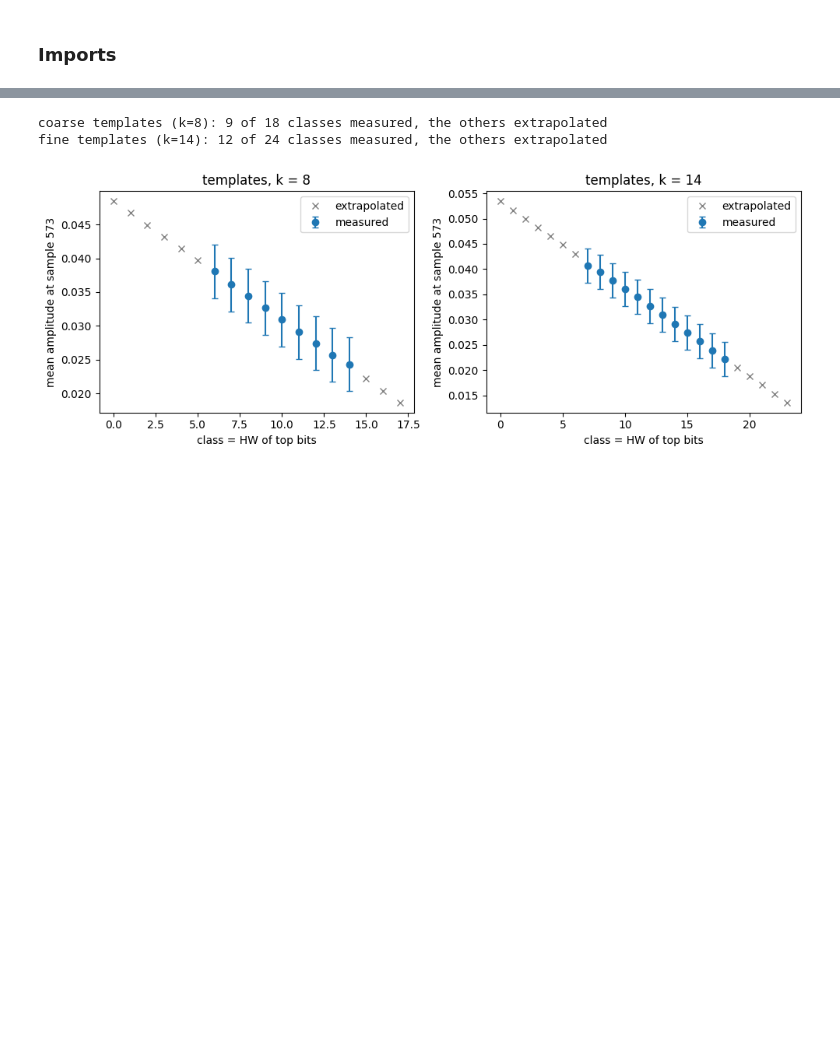
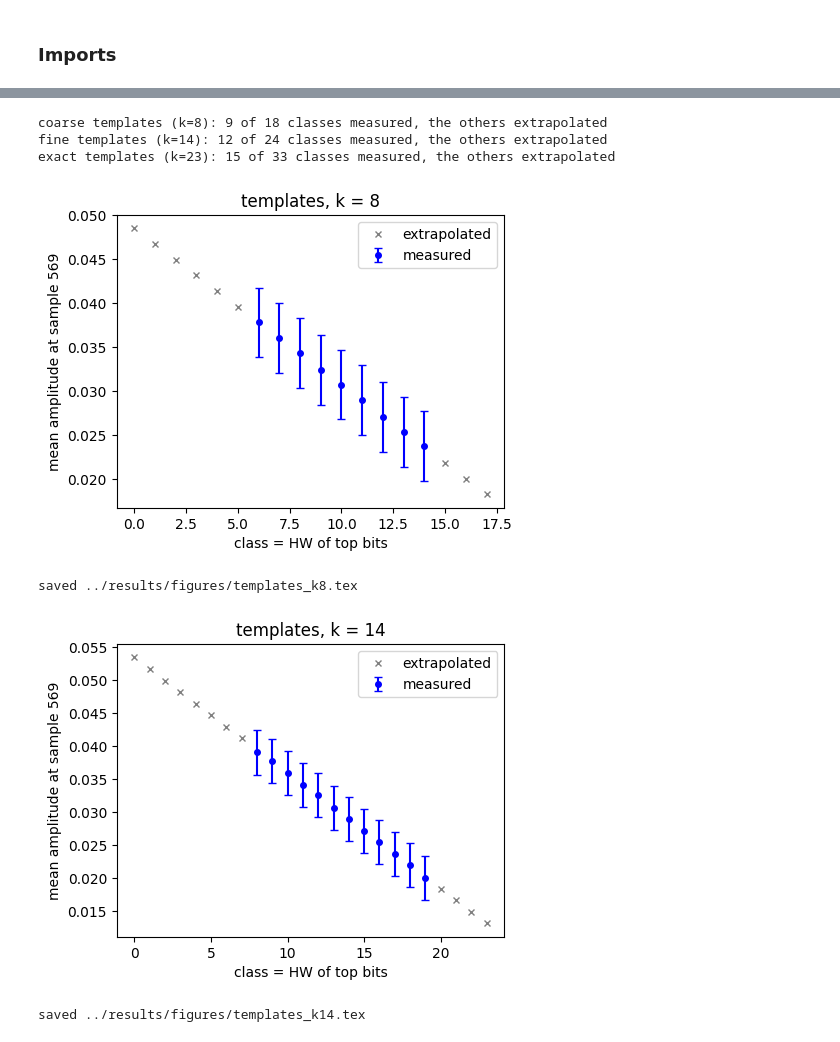
Before and after one commit to LubimPiskoty/CPA-of-NN-Weight-Parameters, a Jupyter notebook: analysis/TemplateDPA.ipynb, the cells around one changed output, grey strips where cells are left out. Saved outputs shown, nothing was run; the diff lists cells and outputs as text; code cells hidden in the pictures; blank space fills up the shorter version.

Commit message:
Fixed capturing mistakes, imporoved attacks, generating tikz compatible graphs

```diff
--- a/analysis/TemplateDPA.ipynb
+++ b/analysis/TemplateDPA.ipynb
@@ -46,8 +36,10 @@ That is why the attack has two stages (coarse then fine) with **two sets of temp
 # %%
+_HW16 = np.array([bin(i).count('1') for i in range(1 << 16)], dtype=np.uint8)   # popcount lookup table
+
 def hwu(u):
     """Hamming weight of uint32 values (any shape)."""
-    b = np.ascontiguousarray(u, dtype=np.uint32).view(np.uint8).reshape(-1, 4)
-    return np.unpackbits(b, axis=1).sum(1).reshape(np.shape(u))
+    u = np.asarray(u, dtype=np.uint32)
+    return _HW16[u & 0xFFFF] + _HW16[u >> 16]
 
 def top_mask(k):
     keep = 9 + k
@@ -55,4 +47,4 @@ def top_mask(k):
 
 def leak_class(product, k):
     """Leakage class of float32 products: HW of sign + exponent + top k mantissa bits."""
-    return hwu(np.ascontiguousarray(product, dtype=np.float32).view(np.uint32) & top_mask(k)).astype(np.int64)
+    return hwu(np.ascontiguousarray(product, dtype=np.float32).view(np.uint32) & top_mask(k)).astype(np.intp)
@@ -90,10 +165,0 @@ Like the two datasets in the PRESENT notebook:
-# %%
-rng = np.random.default_rng(0)
-order = rng.permutation(len(blocks))
-n_prof = int(round(0.8 * len(blocks)))
-prof_blocks = [blocks[i] for i in order[:n_prof]]
-attack_blocks = [blocks[i] for i in order[n_prof:]]
-
-prof_idx = np.concatenate(prof_blocks)
-p_traces, p_inputs, p_weights = traces[prof_idx], inputs[prof_idx], weights[prof_idx]
-print(f"{len(prof_blocks)} profiling blocks ({len(prof_idx)} traces), {len(attack_blocks)} attack blocks")
@@ -106,7 +170,7 @@ As in the PRESENT notebook the POIs are the samples that correlate most with the
 the whole float32 product, known for the profiling traces). A minimum distance between POIs avoids picking three
 neighbouring samples of the same peak.
 # %%
-K_COARSE, K_FINE = 8, 14
+K_COARSE, K_FINE, K_EXACT = 8, 14, 23
 N_POIS, POI_MIN_DIST = 3, 8
 
 labels = leak_class(p_inputs * p_weights, 23).astype(float)          # k = 23: all 32 bits of the product
@@ -173,26 +236,27 @@ def build_template(k):
 
     return dict(k=k, mean=mean, inv_cov=np.linalg.inv(cov), cov=cov, valid=valid, count=count)
 
-tpl_coarse, tpl_fine = build_template(K_COARSE), build_template(K_FINE)
-for name, tp in (('coarse', tpl_coarse), ('fine', tpl_fine)):
+tpl_coarse, tpl_fine, tpl_exact = build_template(K_COARSE), build_template(K_FINE), build_template(K_EXACT)
+for name, tp in (('coarse', tpl_coarse), ('fine', tpl_fine), ('exact', tpl_exact)):
     print(f"{name} templates (k={tp['k']}): {tp['valid'].sum()} of {len(tp['valid'])} classes measured, the others extrapolated")
 # %% [output]
 coarse templates (k=8): 9 of 18 classes measured, the others extrapolated
 fine templates (k=14): 12 of 24 classes measured, the others extrapolated
+exact templates (k=23): 15 of 33 classes measured, the others extrapolated
 # %%
 # The templates: mean amplitude at the first POI for every class (error bars: standard deviation)
-fig, axes = plt.subplots(1, 2, figsize=(10, 3.8))
-for ax, tp in zip(axes, (tpl_coarse, tpl_fine)):
+for tp in (tpl_coarse, tpl_fine):
     cl = np.arange(len(tp['valid']))
-    sd = np.sqrt(tp['cov'][0, 0])
-    ax.errorbar(cl[tp['valid']], tp['mean'][tp['valid'], 0], yerr=sd, fmt='o', capsize=3, label='measured')
-    ax.plot(cl[~tp['valid']], tp['mean'][~tp['valid'], 0], 'x', color='gray', label='extrapolated')
-    ax.set_xlabel('class = HW of top bits')
-    ax.set_ylabel(f'mean amplitude at sample {POIS[0]}')
-    ax.set_title(f"templates, k = {tp['k']}")
-    ax.legend()
-fig.tight_layout()
-plt.show()
+    v = tp['valid']
+    plot(f"templates_k{tp['k']}",
+         [dict(x=cl[v], y=tp['mean'][v, 0], yerr=np.sqrt(tp['cov'][0, 0]), marker='o', line=False,
+               color='blue', label='measured'),
+          dict(x=cl[~v], y=tp['mean'][~v, 0], marker='x', line=False, color='gray', label='extrapolated')],
+         xlabel='class = HW of top bits', ylabel=f'mean amplitude at sample {POIS[0]}',
+         title=f"templates, k = {tp['k']}", legend_pos='north east', figsize=(5, 3.8))
 # %% [output]
-[figure, old version]
+[figure, new version]
+saved ../results/figures/templates_k8.tex
+[figure, added]
+saved ../results/figures/templates_k14.tex
 # %% [markdown]
```
Also changed, not shown: parts of 23 cells of this notebook, 6 other files.
